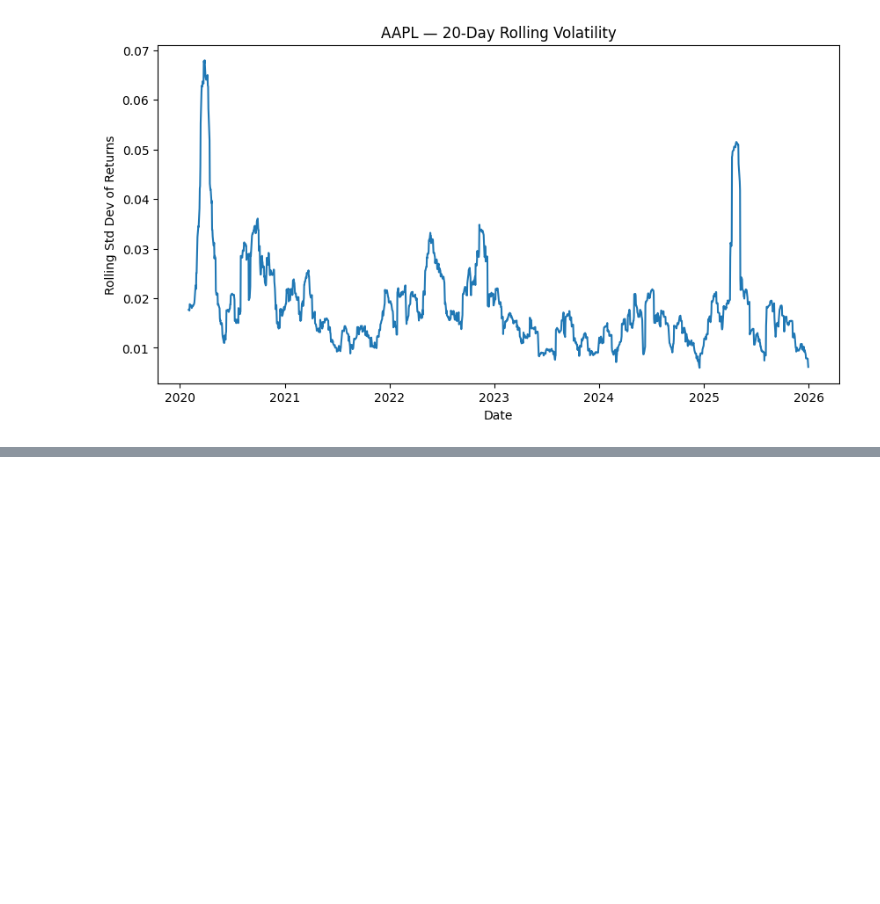
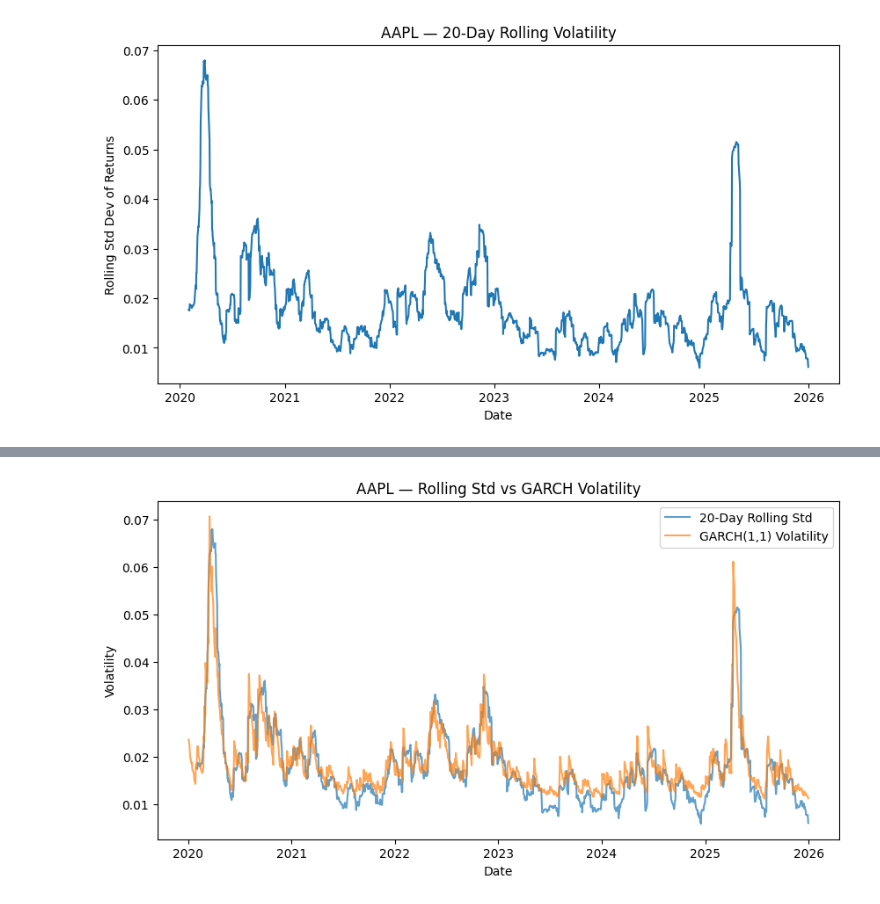
Before and after one commit to SimonSchmitzRafael/econ-portfolio, a Jupyter notebook: project1_volatility/01_data_collection.ipynb, the cells around one changed output, grey strips where cells are left out. Saved outputs shown, nothing was run; the diff lists cells and outputs as text; code cells hidden in the pictures; blank space fills up the shorter version.

```diff
--- a/project1_volatility/01_data_collection.ipynb
+++ b/project1_volatility/01_data_collection.ipynb
@@ -193,0 +201,3 @@ At 0.9647, this is a high but stable value-— high enough to confirm real, stro
+# %%
+data['GARCH_Vol'] = fitted.conditional_volatility/100
+data[['RollingVol', 'GARCH_Vol']].tail(10)
@@ -193,0 +217,13 @@ At 0.9647, this is a high but stable value-— high enough to confirm real, stro
+# %%
+data['GARCH_Vol_scaled'] = fitted.conditional_volatility / 100
+
+plt.figure(figsize=(10, 5))
+plt.plot(data.index, data['RollingVol'], label='20-Day Rolling Std', alpha=0.7)
+plt.plot(data.index, data['GARCH_Vol_scaled'], label='GARCH(1,1) Volatility', alpha=0.7)
+plt.title(f"{ticker} — Rolling Std vs GARCH Volatility")
+plt.xlabel("Date")
+plt.ylabel("Volatility")
+plt.legend()
+plt.show()
+# %% [output]
+[figure, added]
```
Also changed, not shown: parts of 20 cells of this notebook.
